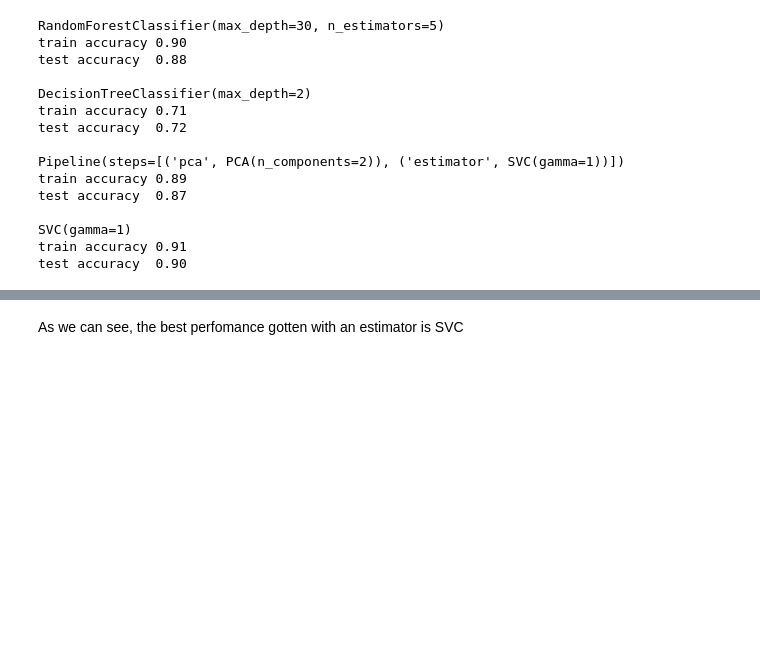
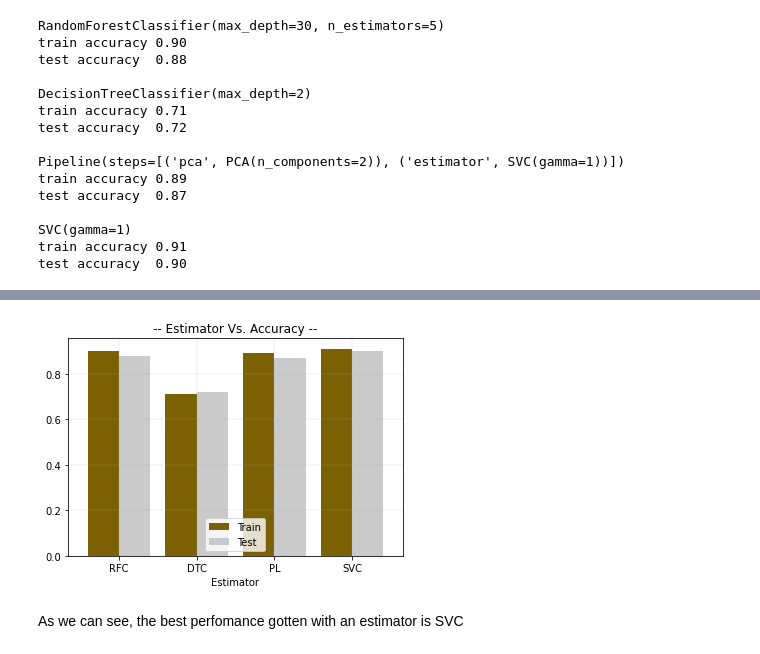
Before and after one commit to melixxa07/AI-Project, a Jupyter notebook: 01 - Data Exploration.ipynb, the cells around one changed output, grey strips where cells are left out. Saved outputs shown, nothing was run; the diff lists cells and outputs as text; code cells hidden in the pictures; blank space fills up the shorter version.

```diff
--- a/01 - Data Exploration.ipynb
+++ b/01 - Data Exploration.ipynb
@@ -515,10 +515,16 @@ from sklearn.pipeline import Pipeline
 # %%
 estimator_type = [RandomForestClassifier(n_estimators=5, max_depth=30), DecisionTreeClassifier(max_depth=2),
                   Pipeline((("pca", PCA(n_components=2)), ("estimator", SVC(gamma = 1)))), SVC(gamma = 1)]
+train_acc = []
+test_acc = []
 
 for i in estimator_type:
     estimator = i
     estimator.fit(Xtr,ytr)
+    train_acc.append(round(estimator.score(Xtr,ytr), 2))
+    test_acc.append(round(estimator.score(Xts,yts), 2))
+
+
 
     print(estimator)
     print ("train accuracy %.2f"%estimator.score(Xtr,ytr))
@@ -541,0 +556,9 @@ test accuracy  0.90
+# %%
+estimator_list = ['RFC', 'DTC', 'PL', 'SVC']
+
+df_estimator = pd.DataFrame()
+df_estimator['Train'] = train_acc
+df_estimator['Test'] = test_acc
+df_estimator.index = estimator_list
+df_estimator = df_estimator.rename_axis('Estimator')
+df_estimator
@@ -542,3 +572,11 @@ test accuracy  0.90
+# %%
+colors = ['#7B6004', '#CBCACA']
+df_estimator.plot(kind = 'bar', width=0.8, color = colors, title = '-- Estimator Vs. Accuracy --')
+plt. xticks(rotation= 0)
+plt.legend(loc = 'lower center')
+plt.grid(True, linestyle='--', linewidth='0.3')
+# %% [output]
+[figure, added]
 # %% [markdown]
 <font face = 'Century'> As we can see, the best perfomance gotten with an estimator is SVC
 # %%
```
Also changed, not shown: parts of 3 cells of this notebook.
